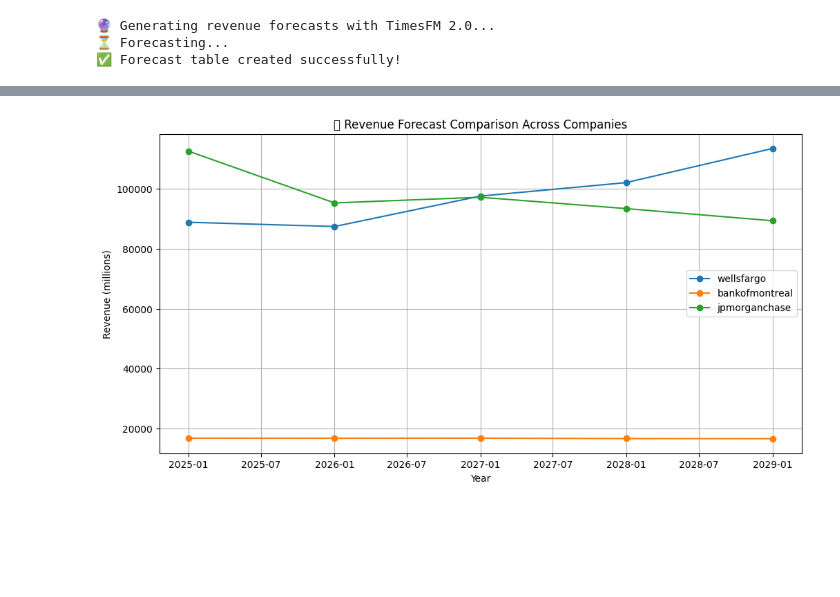
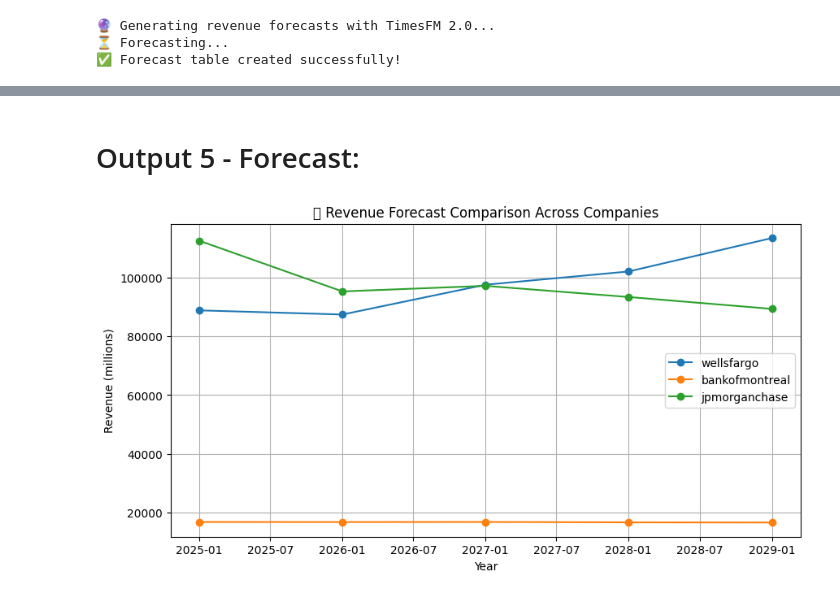
Before and after one commit to deepavn7/bq_ai_google_hackathon, a Jupyter notebook: process_reports.ipynb, the cells around one changed output, grey strips where cells are left out. Cells and saved outputs as stored; diff of their text form; code cells hidden in the pictures; blank space fills up the shorter version.

```diff
--- a/process_reports.ipynb
+++ b/process_reports.ipynb
@@ -1007,7 +1009,7 @@ companies = df['company_name'].unique().to_pandas()  # get company names as list
 for company in companies:
     company_df = df[df['company_name'] == company].to_pandas().sort_values("forecast_timestamp")
 
-    plt.figure(figsize=(10, 5))
+    plt.figure(figsize=(10, 2))
     plt.plot(company_df['forecast_timestamp'], company_df['forecast_value'], marker='o', label="Forecast", color="blue")
     plt.fill_between(
         company_df['forecast_timestamp'],
@@ -1030,16 +1032,18 @@ intellitrend-project-dev.db_reports_insights_annual_esg.all_reports_forecast
+# %% [markdown]
+# Output 5 - Forecast:
 # %%
 df_pandas = df.to_pandas()
 df_pandas = df_pandas.sort_values("forecast_timestamp")
-plt.figure(figsize=(12, 6))
+plt.figure(figsize=(10, 5))
 for company in companies:
     company_df = df_pandas[df_pandas['company_name'] == company]
     plt.plot(company_df['forecast_timestamp'], company_df['forecast_value'], marker='o', label=company)
 
 plt.title("🔮 Revenue Forecast Comparison Across Companies")
 plt.xlabel("Year")
 plt.ylabel("Revenue (millions)")
 plt.legend()
 plt.grid(True)
 plt.show()
 # %% [output]
-[figure, old version]
+[figure, new version]
```
Also changed, not shown: parts of 3 cells of this notebook.
